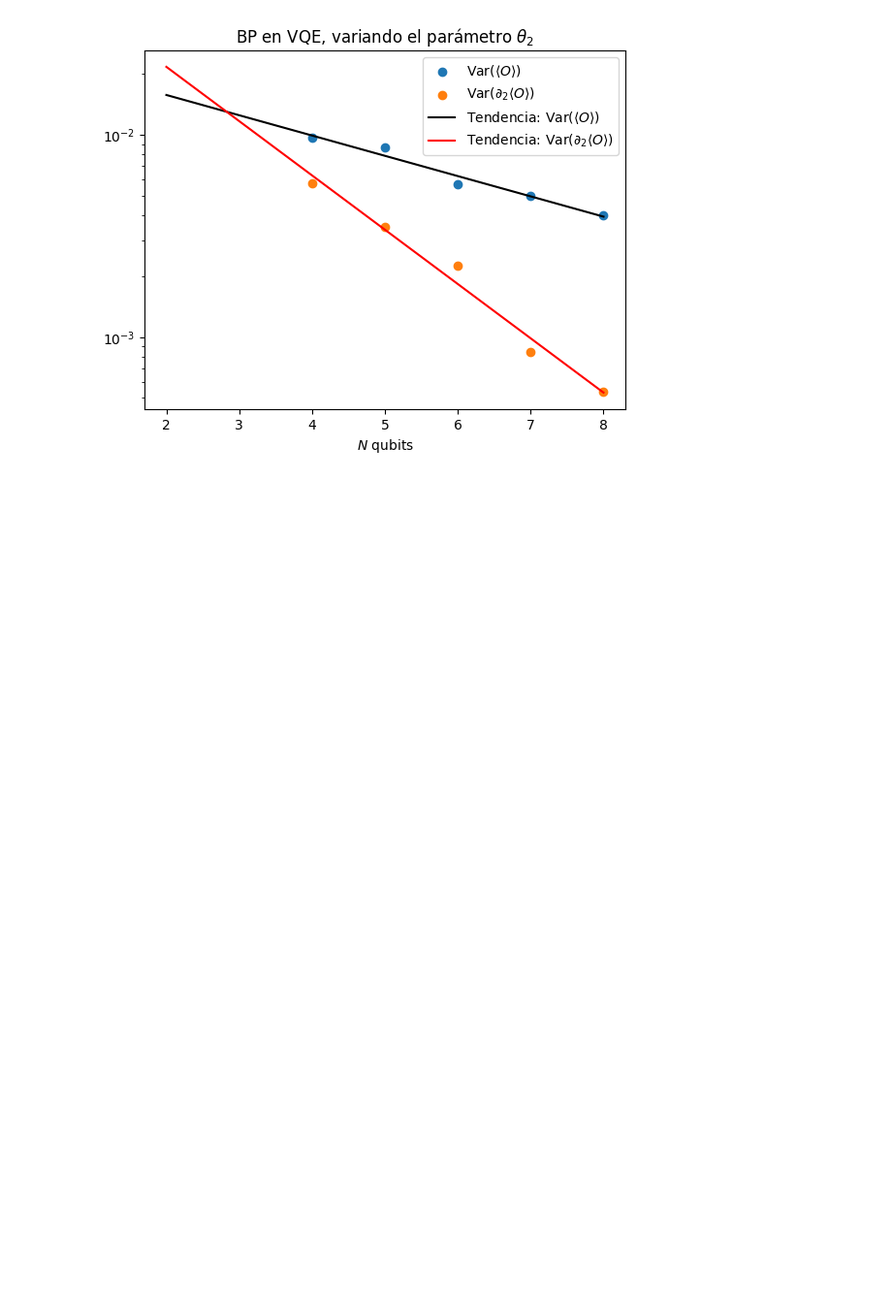
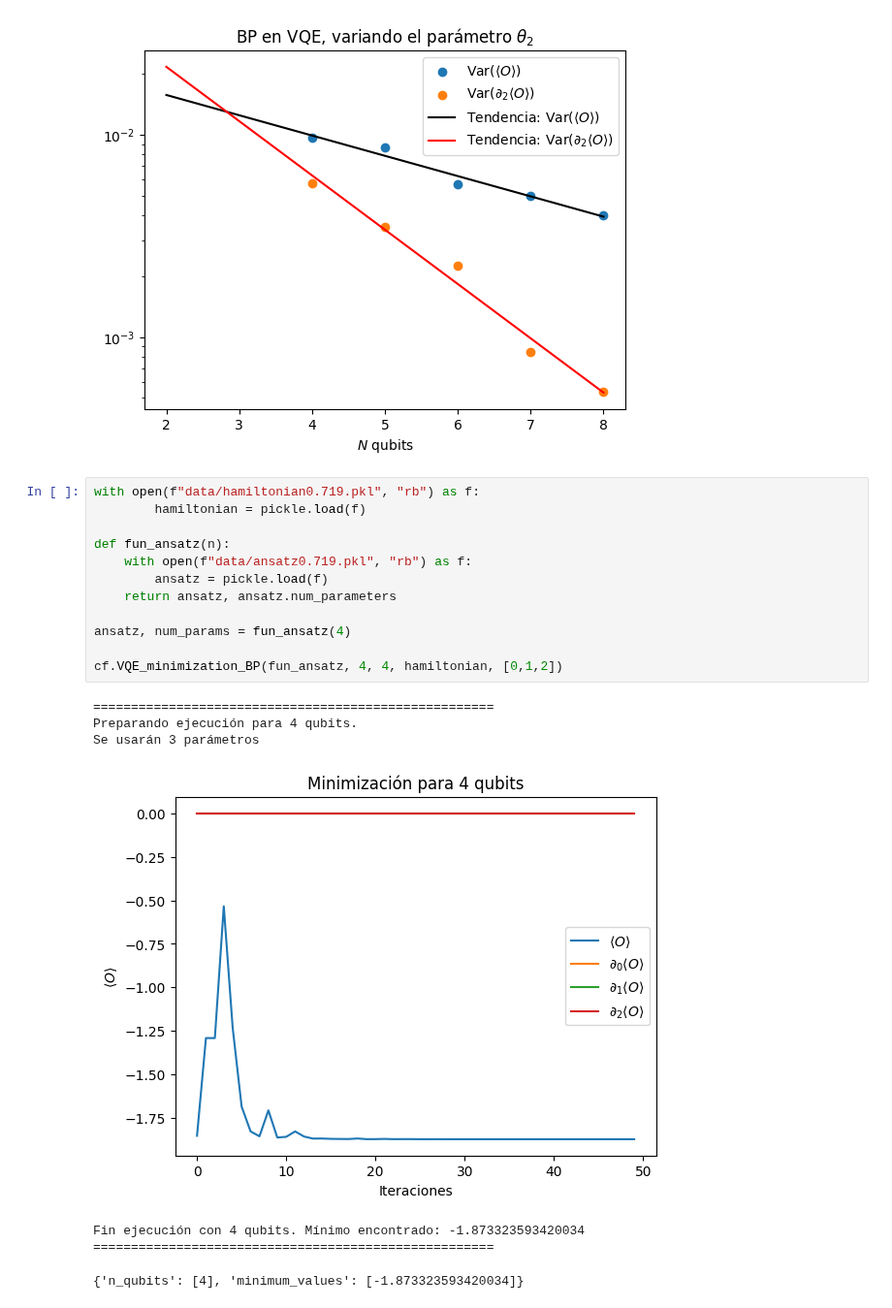
Before and after one commit to JLSM02/QML-Avoiding-BP, a Jupyter notebook: notebooks/VQE/H2/VQE_H2_molecule.ipynb, the cells around one changed output. Shown at 97% size. Drawn from its saved outputs; the diff is of its cells as text; blank space fills up the shorter version.

```diff
--- a/notebooks/VQE/H2/VQE_H2_molecule.ipynb
+++ b/notebooks/VQE/H2/VQE_H2_molecule.ipynb
@@ -168,3 +168,23 @@ Varianza de la derivada: 0.003488988797657129
 Pendiente para derivada: -0.6184225208290548.
 R^2 para derivada: 0.9812898087645957.
 [figure]
+# %%
+with open(f"data/hamiltonian0.719.pkl", "rb") as f:
+        hamiltonian = pickle.load(f)
+
+def fun_ansatz(n):
+    with open(f"data/ansatz0.719.pkl", "rb") as f:
+        ansatz = pickle.load(f)
+    return ansatz, ansatz.num_parameters
+
+ansatz, num_params = fun_ansatz(4)
+
+cf.VQE_minimization_BP(fun_ansatz, 4, 4, hamiltonian, [0,1,2])
+# %% [output]
+=====================================================
+Preparando ejecución para 4 qubits.
+Se usarán 3 parámetros
+[figure, added]
+Fin ejecución con 4 qubits. Mínimo encontrado: -1.873323593420034
+=====================================================
+{'n_qubits': [4], 'minimum_values': [-1.873323593420034]}
```
Also changed, not shown: parts of 1 cell of this notebook, 2 other files.
